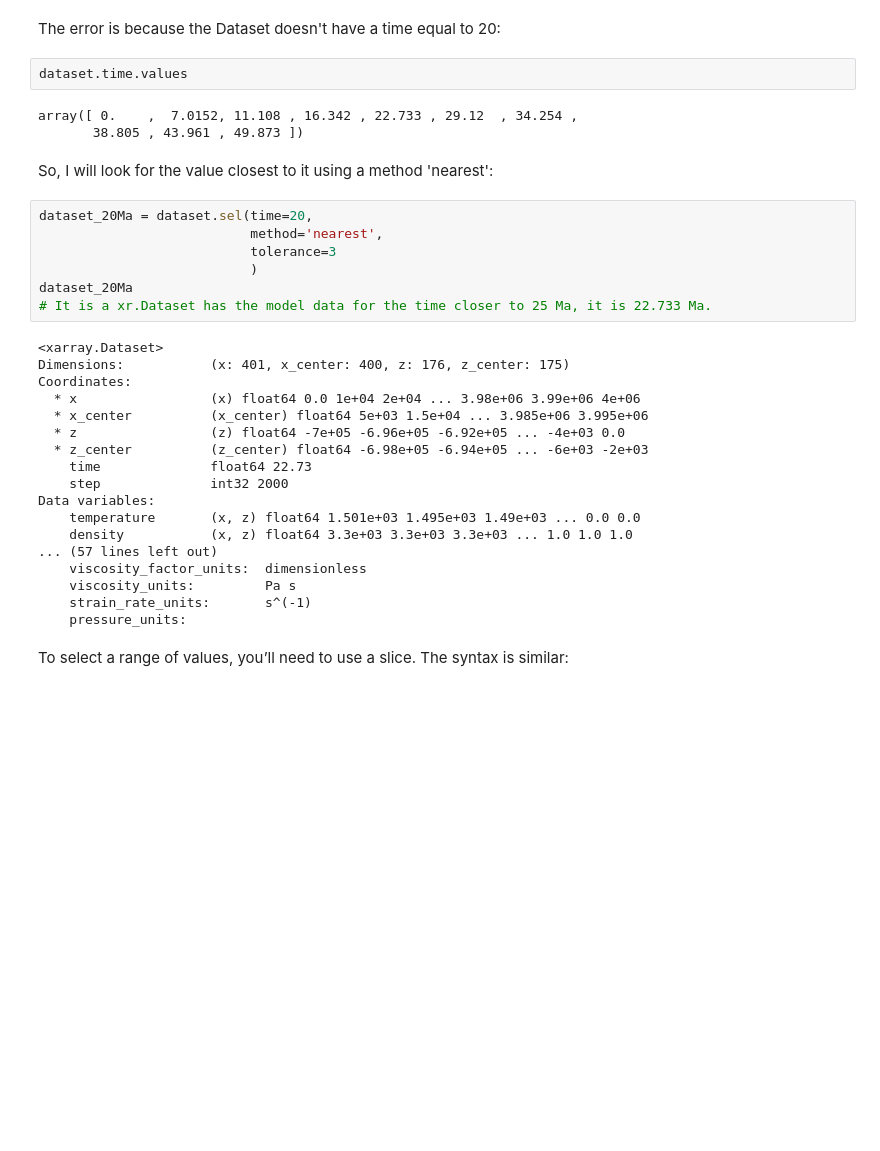
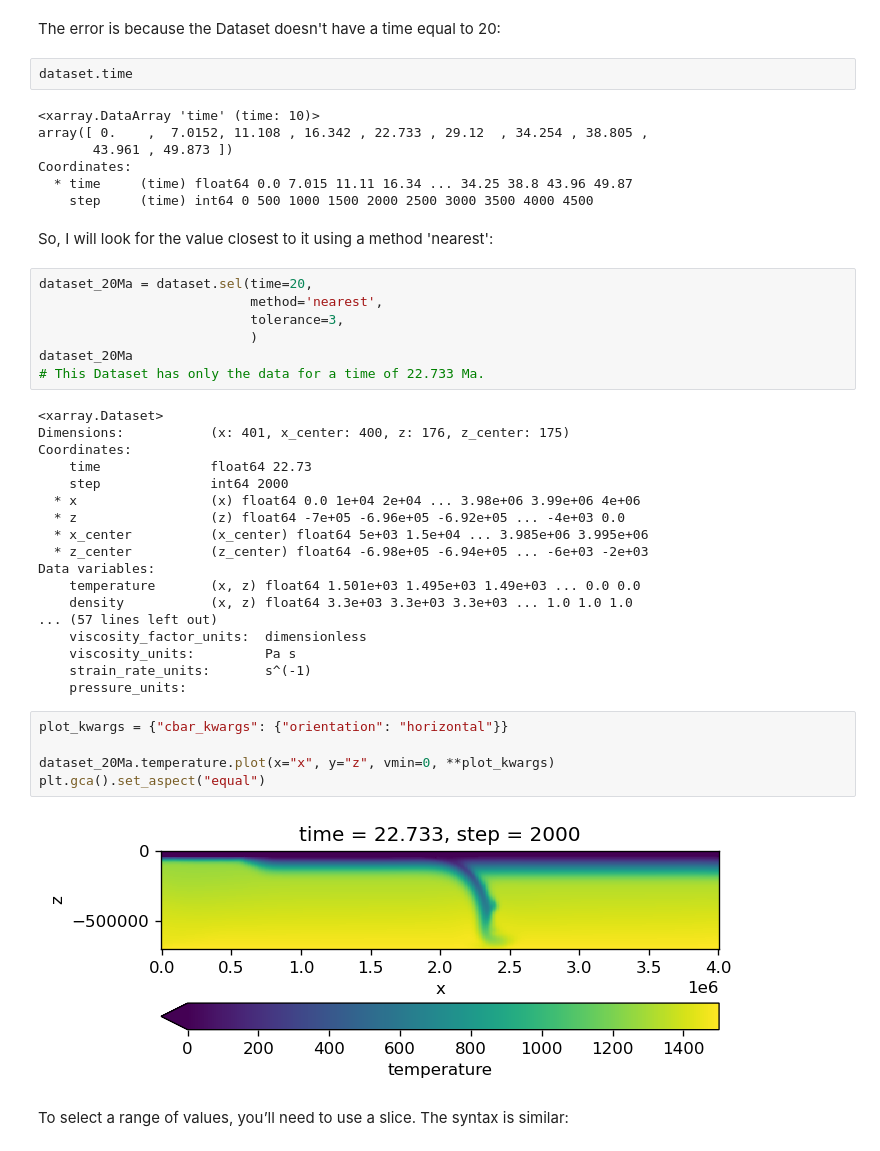
Before and after one commit to aguspesce/online_seminar_IAG-USP, a Jupyter notebook: for_mandyoc.ipynb, the cells around one changed output. Cells and saved outputs as stored; diff of their text form; blank space fills up the shorter version.

```diff
--- a/for_mandyoc.ipynb
+++ b/for_mandyoc.ipynb
@@ -151,29 +153,33 @@ KeyError: 20.0
 # %% [markdown]
 The error is because the Dataset doesn't have a time equal to 20:
 # %%
-dataset.time.values
+dataset.time
 # %% [output]
-array([ 0.    ,  7.0152, 11.108 , 16.342 , 22.733 , 29.12  , 34.254 ,
-       38.805 , 43.961 , 49.873 ])
+<xarray.DataArray 'time' (time: 10)>
+array([ 0.    ,  7.0152, 11.108 , 16.342 , 22.733 , 29.12  , 34.254 , 38.805 ,
+       43.961 , 49.873 ])
+Coordinates:
+  * time     (time) float64 0.0 7.015 11.11 16.34 ... 34.25 38.8 43.96 49.87
+    step     (time) int64 0 500 1000 1500 2000 2500 3000 3500 4000 4500
 # %% [markdown]
 So, I will look for the value closest to it using a method 'nearest':
 # %%
 dataset_20Ma = dataset.sel(time=20,
                            method='nearest',
-                           tolerance=3
+                           tolerance=3,
                            )
 dataset_20Ma
-# It is a xr.Dataset has the model data for the time closer to 25 Ma, it is 22.733 Ma.
+# This Dataset has only the data for a time of 22.733 Ma.
 # %% [output]
 <xarray.Dataset>
 Dimensions:           (x: 401, x_center: 400, z: 176, z_center: 175)
 Coordinates:
+    time              float64 22.73
+    step              int64 2000
   * x                 (x) float64 0.0 1e+04 2e+04 ... 3.98e+06 3.99e+06 4e+06
+  * z                 (z) float64 -7e+05 -6.96e+05 -6.92e+05 ... -4e+03 0.0
   * x_center          (x_center) float64 5e+03 1.5e+04 ... 3.985e+06 3.995e+06
-  * z                 (z) float64 -7e+05 -6.96e+05 -6.92e+05 ... -4e+03 0.0
   * z_center          (z_center) float64 -6.98e+05 -6.94e+05 ... -6e+03 -2e+03
-    time              float64 22.73
-    step              int32 2000
 Data variables:
     temperature       (x, z) float64 1.501e+03 1.495e+03 1.49e+03 ... 0.0 0.0
     density           (x, z) float64 3.3e+03 3.3e+03 3.3e+03 ... 1.0 1.0 1.0
@@ -182,6 +188,13 @@ Data variables:
     viscosity_units:         Pa s
     strain_rate_units:       s^(-1)
     pressure_units:
+# %%
+plot_kwargs = {"cbar_kwargs": {"orientation": "horizontal"}}
+
+dataset_20Ma.temperature.plot(x="x", y="z", vmin=0, **plot_kwargs)
+plt.gca().set_aspect("equal")
+# %% [output]
+[figure, added]
 # %% [markdown]
 To select a range of values, you’ll need to use a slice.
 The syntax is similar:
```
Also changed, not shown: parts of 43 cells of this notebook, 1 other file.
